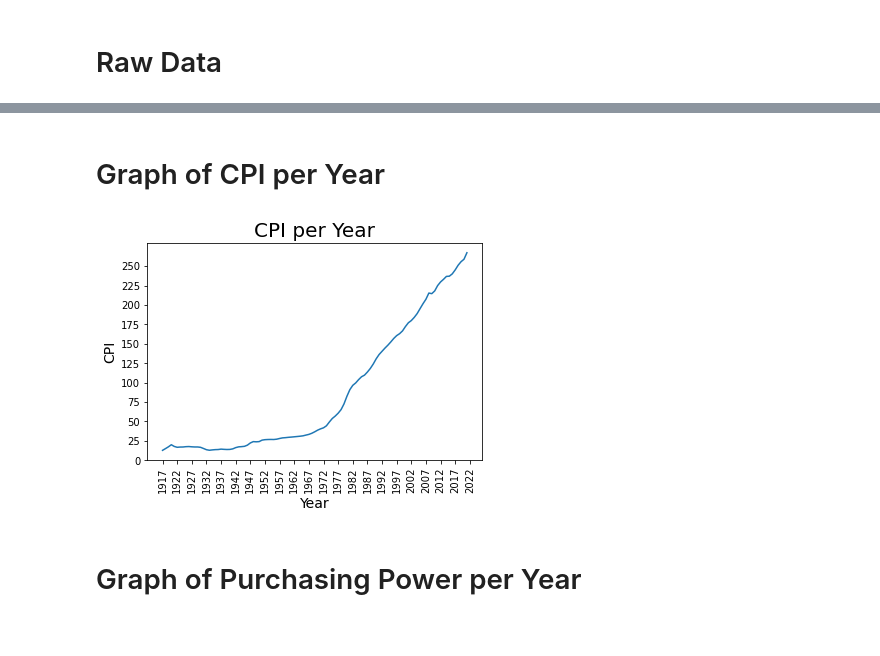
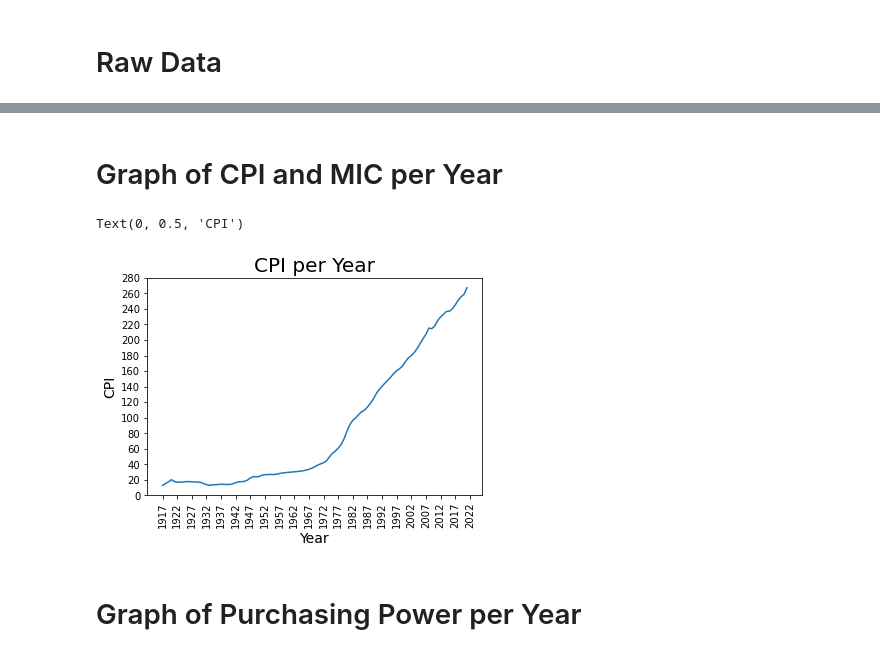
Before and after one commit to ethompson17/US-Economic-Project, a Jupyter notebook: US Economy.ipynb, the cells around one changed output, grey strips where cells are left out. Drawn from its saved outputs; the diff is of its cells as text; code cells hidden in the pictures.

```diff
--- a/US Economy.ipynb
+++ b/US Economy.ipynb
@@ -22,18 +50,18 @@ df2.head()
 # %% [markdown]
-# Graph of CPI per Year
+# Graph of CPI and MIC per Year
 # %%
 x = df['Year']
 y = df['CPI']
 
-plt.plot(df['Year'], df['CPI'])
+plt.plot(x, y)
 plt.xticks(np.arange(min(x), 2023, 5.0), rotation = 'vertical')
-plt.yticks(np.arange(0, max(y), 25))
+plt.yticks(np.arange(0, max(y)+20, 20))
 plt.title('CPI per Year', size = 20)
 plt.xlabel('Year', size = 14)
 plt.ylabel('CPI', size = 14)
-plt.show()
 # %% [output]
+Text(0, 0.5, 'CPI')
-[figure, old version]
+[figure, new version]
 # %% [markdown]
 # Graph of Purchasing Power per Year
 # %%
```
Also changed, not shown: parts of 11 cells of this notebook.
